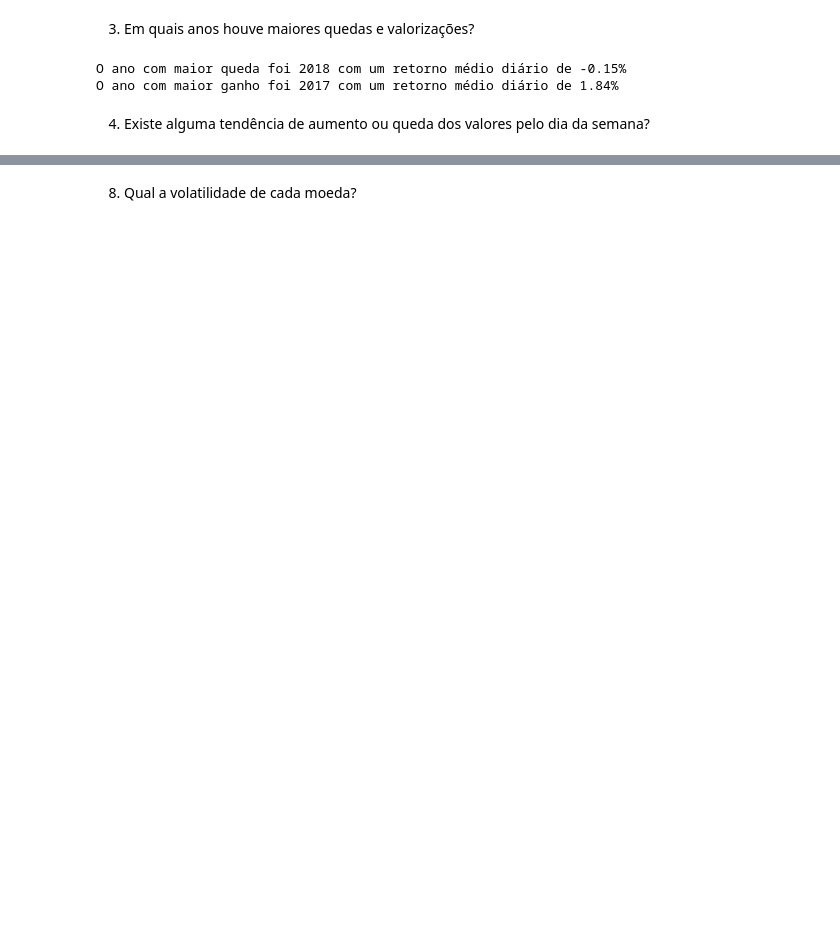
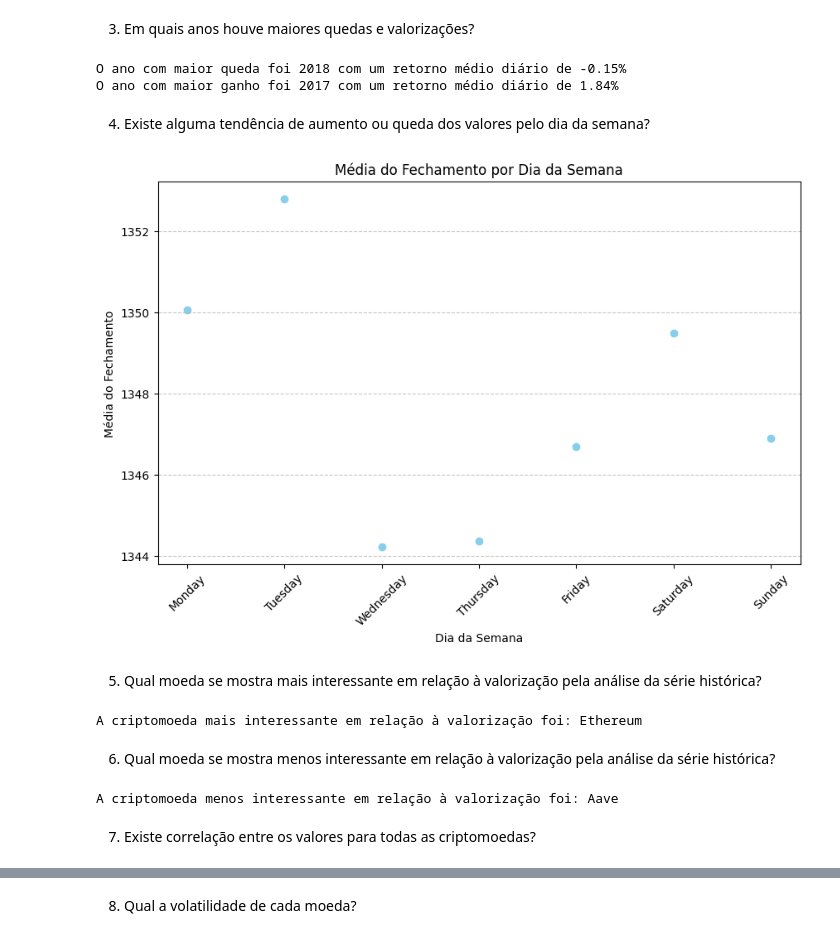
Before and after one commit to samgomes0305/Quantum-Group-of-Funds, a Jupyter notebook: default_file.ipynb, the cells around one changed output, grey strips where cells are left out. Cells and saved outputs as stored; diff of their text form; code cells hidden in the pictures; blank space fills up the shorter version.

```diff
--- a/default_file.ipynb
+++ b/default_file.ipynb
@@ -56,26 +73,76 @@ O ano com maior ganho foi 2017 com um retorno médio diário de 1.84%
 4. Existe alguma tendência de aumento ou queda dos valores pelo dia da semana?
 # %%
 # Converter a coluna de data para o tipo datetime
-dados['Date'] = pd.to_datetime(dados['Date'])
+df['Date'] = pd.to_datetime(df['Date'])
 
 # Extrair o dia da semana
-dados['Dia_da_Semana'] = dados['Date'].dt.day_name()
+df['Dia_da_Semana'] = df['Date'].dt.day_name()
 
 # Calcular a média dos valores (por exemplo, Close) para cada dia da semana
-media_por_dia_da_semana = dados.groupby('Dia_da_Semana')['Close'].mean()
+media_por_dia_da_semana = df.groupby('Dia_da_Semana')['Close'].mean()
 
 # Definir a ordem dos dias da semana
 ordem_dias_da_semana = ['Monday', 'Tuesday', 'Wednesday', 'Thursday', 'Friday', 'Saturday', 'Sunday']
 
 # Reordenar o índice de acordo com a ordem desejada
 media_por_dia_da_semana = media_por_dia_da_semana.reindex(ordem_dias_da_semana)
 
 # Visualizar os resultados
 plt.figure(figsize=(10, 6))
 plt.scatter(media_por_dia_da_semana.index, media_por_dia_da_semana.values, color='skyblue')
 plt.title('Média do Fechamento por Dia da Semana')
 plt.xlabel('Dia da Semana')
 plt.ylabel('Média do Fechamento')
 plt.xticks(rotation=45)
 plt.grid(axis='y', linestyle='--', alpha=0.7)
 plt.show()
+# %% [output]
+[figure, added]
+# %% [markdown]
+5. Qual moeda se mostra mais interessante em relação à valorização pela análise da série histórica?
+# %%
+import pandas as pd
+
+# Assuming you already have the DataFrame df with the columns 'Date', 'Name', and 'Close'
+
+# Sort the DataFrame by name and date
+df = df.sort_values(by=['Name', 'Date'])
+
+# Calculate daily returns
+df['Daily_Return'] = df.groupby('Name')['Close'].pct_change()
+df['Cumulative_Return'] = (1 + df['Daily_Return']).cumprod()
+
+# Calculate the final cumulative return for each cryptocurrency
+final_cumulative_returns = df.groupby('Name')['Cumulative_Return'].last()
+
+# Identify the best-performing cryptocurrency
+best_performing_crypto = final_cumulative_returns.idxmax()
+
+print(f'A criptomoeda mais interessante em relação à valorização foi: {best_performing_crypto}')
+# %% [output]
+A criptomoeda mais interessante em relação à valorização foi: Ethereum
+# %% [markdown]
+6.  Qual moeda se mostra menos interessante em relação à valorização pela análise da série histórica?
+# %%
+import pandas as pd
+
+# Supondo que você já tenha o DataFrame df com as colunas 'Date', 'Name', 'Close'
+
+# Sortear o DataFrame por nome e data
+df = df.sort_values(by=['Name', 'Date'])
+
+# Calcular os retornos diários
+df['Daily_Return'] = df.groupby('Name')['Close'].pct_change()
+df['Cumulative_Return'] = (1 + df['Daily_Return']).cumprod()
+
+# Calcular o retorno acumulado final para cada criptomoeda
+final_cumulative_returns = df.groupby('Name')['Cumulative_Return'].last()
+
+# Identificar a criptomoeda menos interessante
+least_interesting_crypto = final_cumulative_returns.idxmin()
+
+print(f'A criptomoeda menos interessante em relação à valorização foi: {least_interesting_crypto}')
+# %% [output]
+A criptomoeda menos interessante em relação à valorização foi: Aave
+# %% [markdown]
+7. Existe correlação entre os valores para todas as criptomoedas?
```
Also changed, not shown: parts of 6 cells of this notebook.
